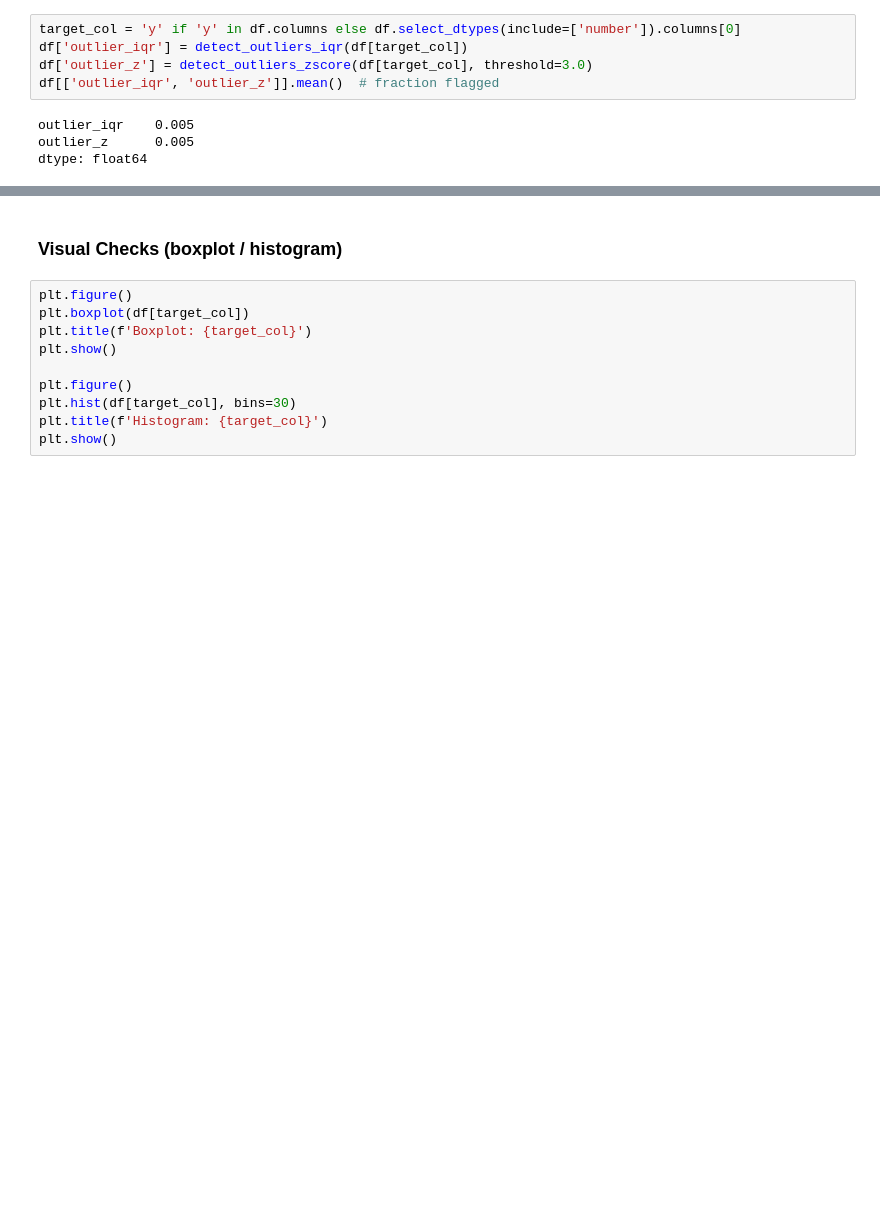
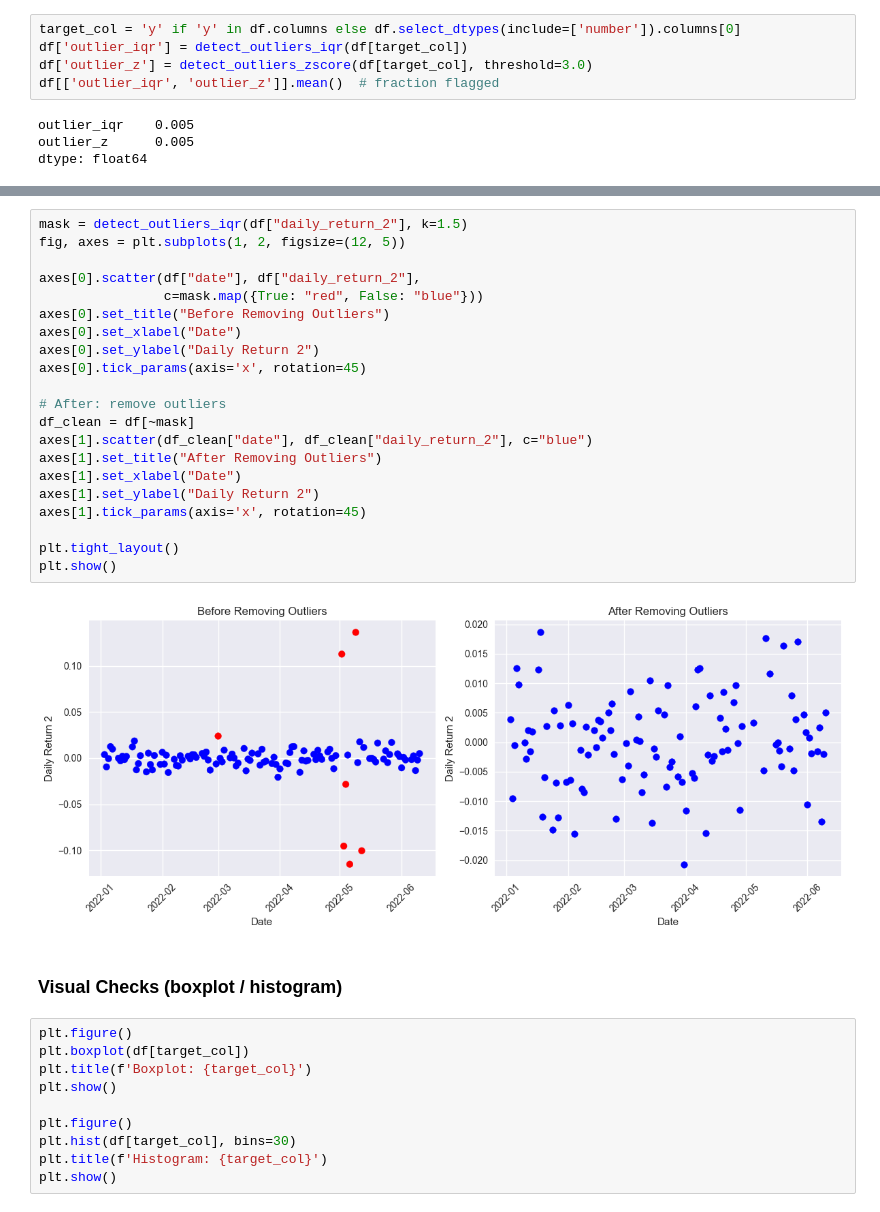
Before and after one commit to IshaPatro/bootcamp_isha_patro, a Jupyter notebook: homework/stage07_outliers-risk-assumptions/src/stage07_outliers-risk-assumptions_homework-starter.ipynb, the cells around one changed output, grey strips where cells are left out. Cells and saved outputs as stored; diff of their text form; blank space fills up the shorter version.

```diff
--- a/homework/stage07_outliers-risk-assumptions/src/stage07_outliers-risk-assumptions_homework-starter.ipynb
+++ b/homework/stage07_outliers-risk-assumptions/src/stage07_outliers-risk-assumptions_homework-starter.ipynb
@@ -180,3 +224,26 @@ dtype: float64
+# %%
+mask = detect_outliers_iqr(df["daily_return_2"], k=1.5)
+fig, axes = plt.subplots(1, 2, figsize=(12, 5))
+
+axes[0].scatter(df["date"], df["daily_return_2"],
+                c=mask.map({True: "red", False: "blue"}))
+axes[0].set_title("Before Removing Outliers")
+axes[0].set_xlabel("Date")
+axes[0].set_ylabel("Daily Return 2")
+axes[0].tick_params(axis='x', rotation=45)
+
+# After: remove outliers
+df_clean = df[~mask]
+axes[1].scatter(df_clean["date"], df_clean["daily_return_2"], c="blue")
+axes[1].set_title("After Removing Outliers")
+axes[1].set_xlabel("Date")
+axes[1].set_ylabel("Daily Return 2")
+axes[1].tick_params(axis='x', rotation=45)
+
+plt.tight_layout()
+plt.show()
+# %% [output]
+[figure, added]
 # %% [markdown]
 ### Visual Checks (boxplot / histogram)
 # %%
```
Also changed, not shown: parts of 8 cells of this notebook.
